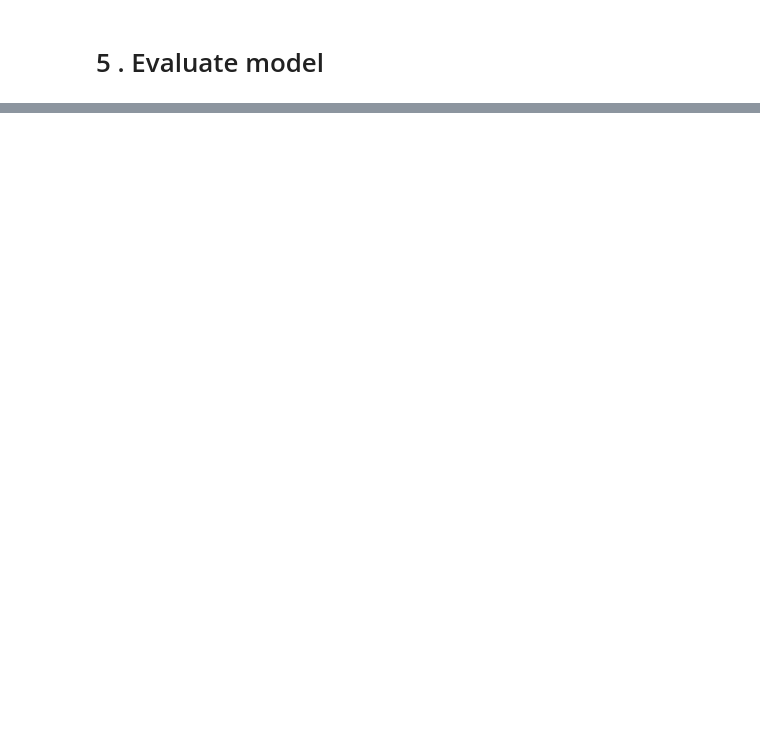
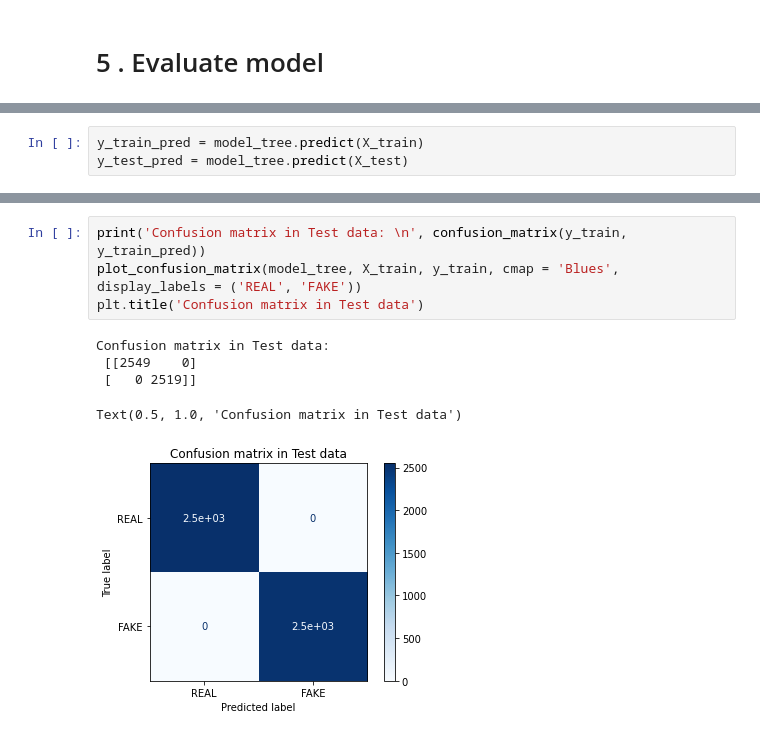
Before and after one commit to trongthuan205/DS102.K21, a Jupyter notebook: 11_NLP_Fake_News.ipynb, the cells around one changed output, grey strips where cells are left out. Saved outputs shown, nothing was run; the diff lists cells and outputs as text; blank space fills up the shorter version.

```diff
--- a/11_NLP_Fake_News.ipynb
+++ b/11_NLP_Fake_News.ipynb
@@ -112,0 +154,3 @@ print(classification_report(y_train, y_train_pred))
+# %%
+y_train_pred = model_tree.predict(X_train)
+y_test_pred = model_tree.predict(X_test)
@@ -112,0 +180,10 @@ print(classification_report(y_train, y_train_pred))
+# %%
+print('Confusion matrix in Test data: \n', confusion_matrix(y_train, y_train_pred))
+plot_confusion_matrix(model_tree, X_train, y_train, cmap = 'Blues', display_labels = ('REAL', 'FAKE'))
+plt.title('Confusion matrix in Test data')
+# %% [output]
+Confusion matrix in Test data:
+ [[2549    0]
+ [   0 2519]]
+Text(0.5, 1.0, 'Confusion matrix in Test data')
+[figure, added]
```
Also changed, not shown: parts of 37 cells of this notebook.
